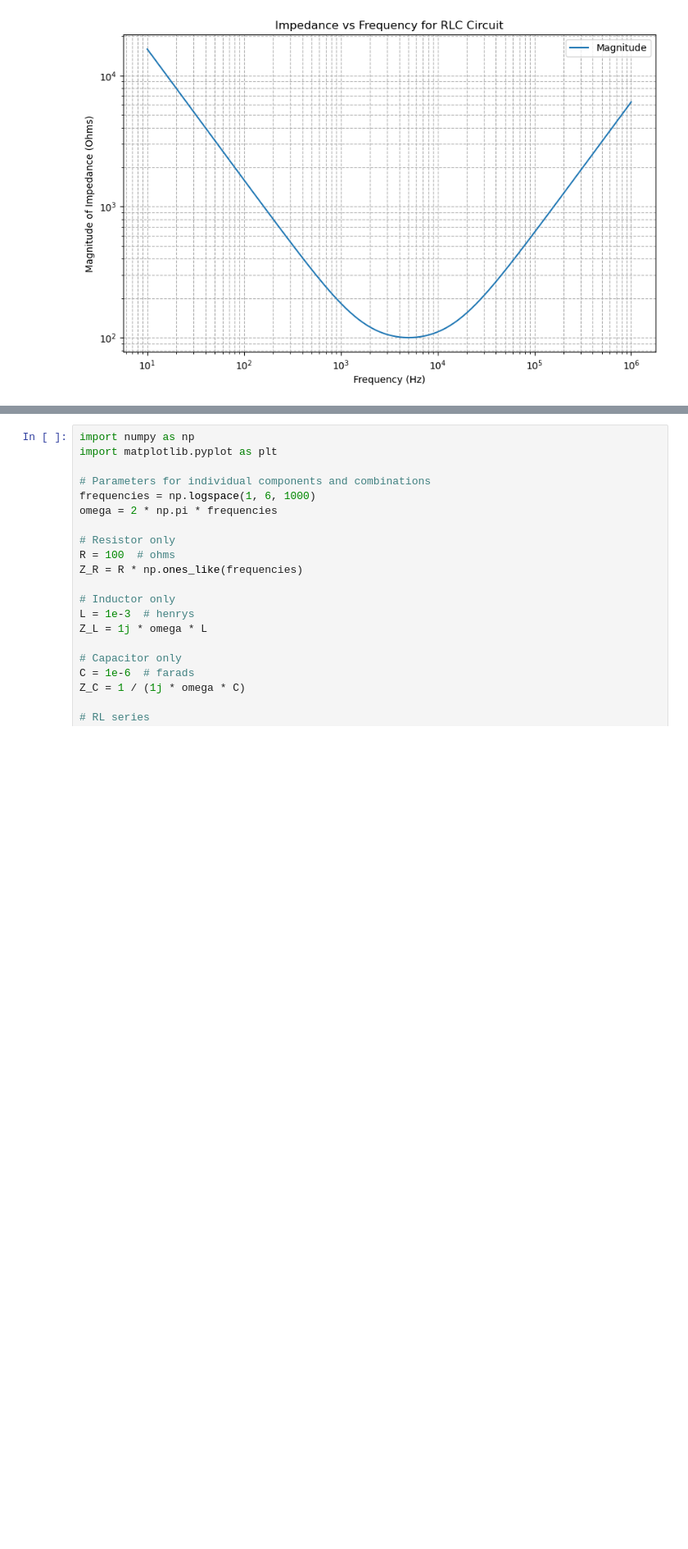
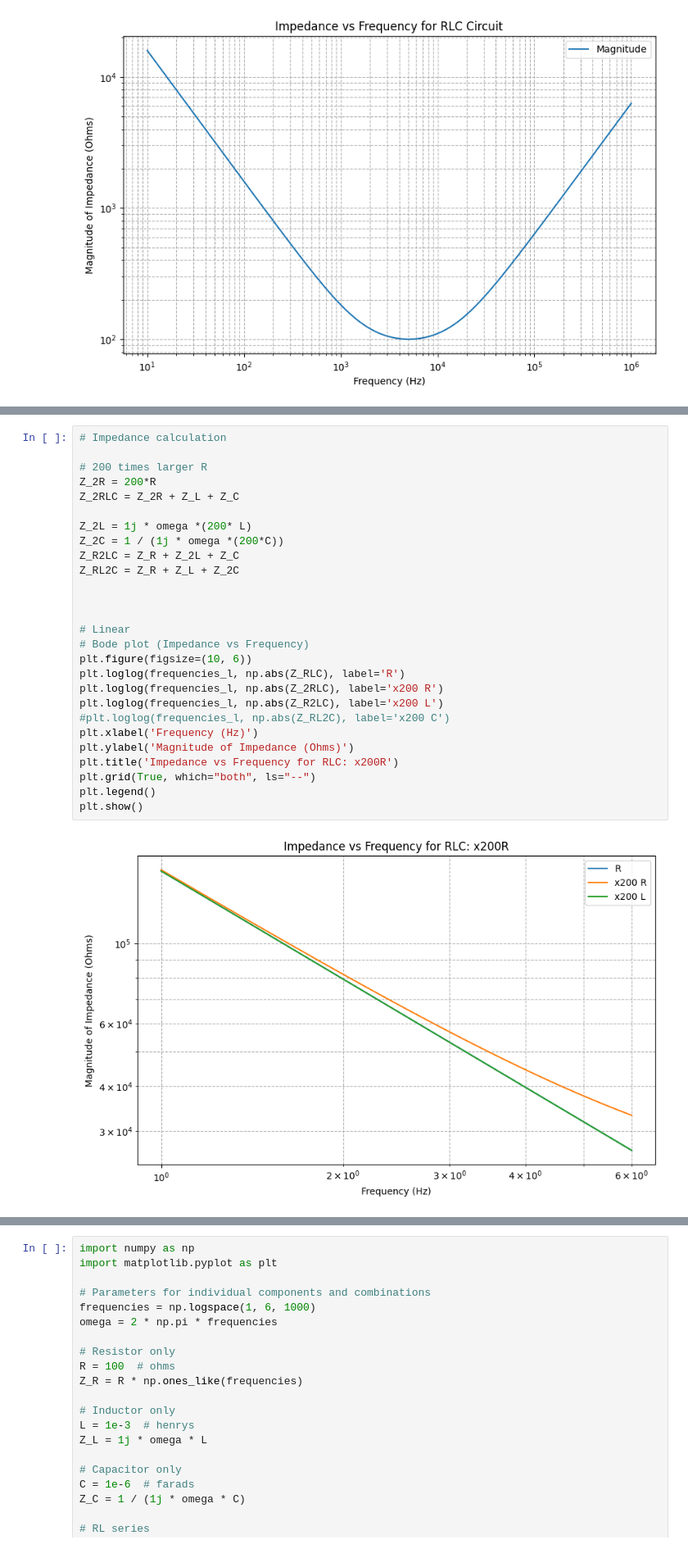
Before and after one commit to Tor91/EIS, a Jupyter notebook: EIS.ipynb, the cells around one changed output, grey strips where cells are left out. Shown at 82% size. Drawn from its saved outputs; the diff is of its cells as text; blank space fills up the shorter version.

```diff
--- a/EIS.ipynb
+++ b/EIS.ipynb
@@ -60,0 +73,29 @@ plt.show()
+# %%
+# Impedance calculation
+
+# 200 times larger R
+Z_2R = 200*R
+Z_2RLC = Z_2R + Z_L + Z_C
+
+Z_2L = 1j * omega *(200* L)
+Z_2C = 1 / (1j * omega *(200*C))
+Z_R2LC = Z_R + Z_2L + Z_C
+Z_RL2C = Z_R + Z_L + Z_2C
+
+
+
+# Linear
+# Bode plot (Impedance vs Frequency)
+plt.figure(figsize=(10, 6))
+plt.loglog(frequencies_l, np.abs(Z_RLC), label='R')
+plt.loglog(frequencies_l, np.abs(Z_2RLC), label='x200 R')
+plt.loglog(frequencies_l, np.abs(Z_R2LC), label='x200 L')
+#plt.loglog(frequencies_l, np.abs(Z_RL2C), label='x200 C')
+plt.xlabel('Frequency (Hz)')
+plt.ylabel('Magnitude of Impedance (Ohms)')
+plt.title('Impedance vs Frequency for RLC: x200R')
+plt.grid(True, which="both", ls="--")
+plt.legend()
+plt.show()
+# %% [output]
+[figure, added]
```
Also changed, not shown: parts of 5 cells of this notebook.
